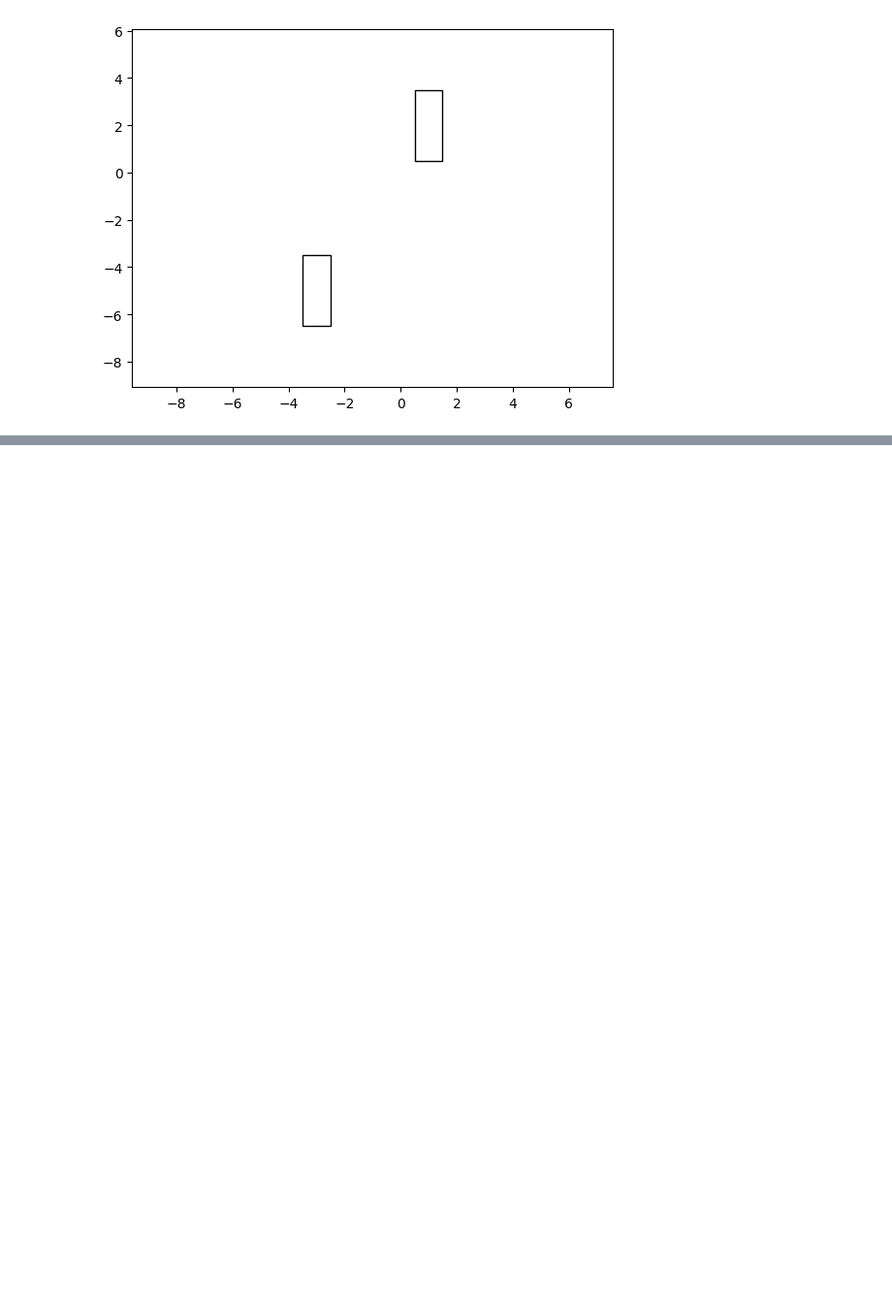
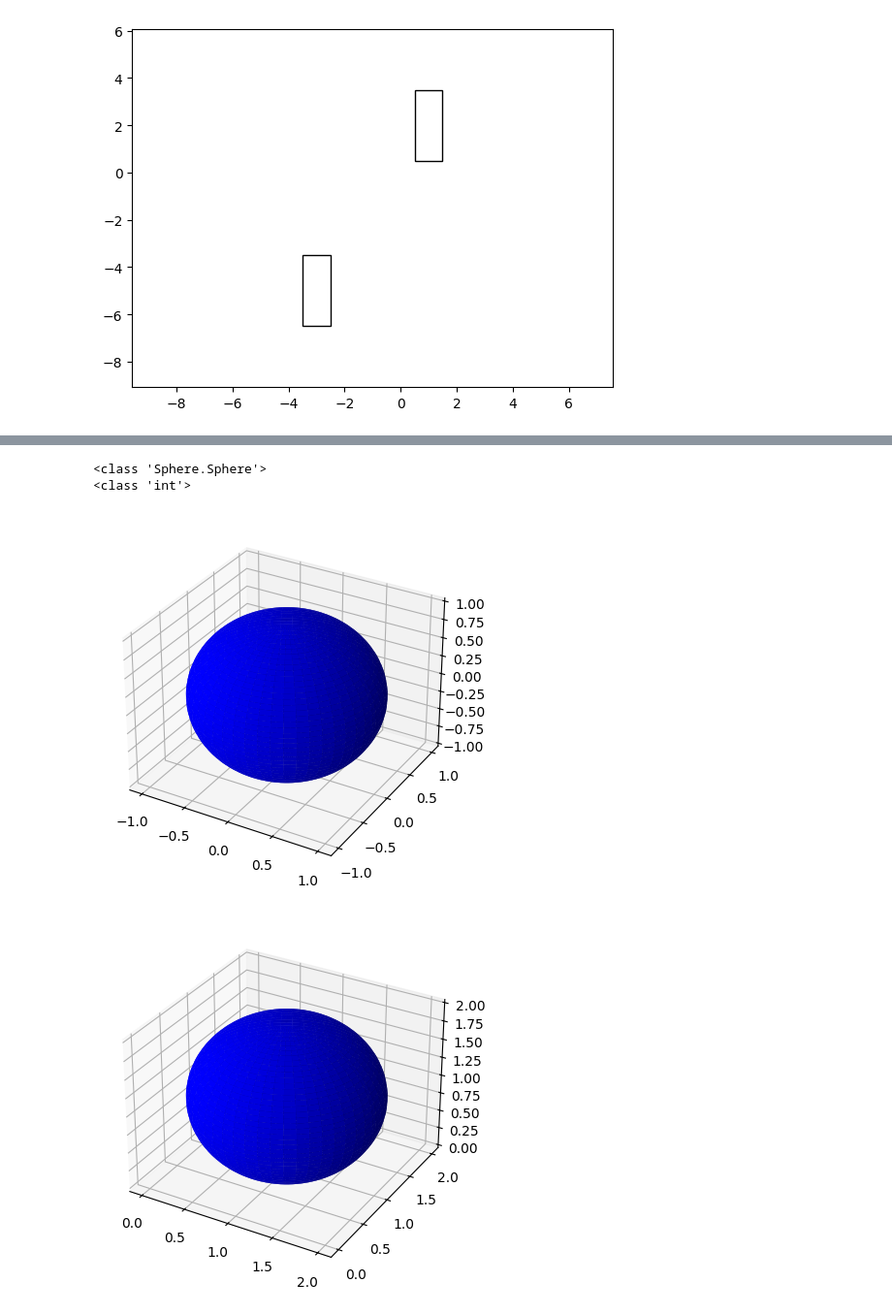
Before and after one commit to johan-suld/Python_johan_suld, a Jupyter notebook: Labs/Labb3/manual_tests.ipynb, the cells around one changed output, grey strips where cells are left out. Shown: that part at 97% size. Saved outputs shown, nothing was run; the diff lists cells and outputs as text; code cells hidden in the pictures; blank space fills up the shorter version.

Commit message:
Cuboid and Sphere classes created

```diff
--- a/Labs/Labb3/manual_tests.ipynb
+++ b/Labs/Labb3/manual_tests.ipynb
@@ -60,0 +94,11 @@ print(rect1.side1)
+# %%
+sphere3 = Sphere(x=0, y=0, z=0, radius=1)
+print(type(sphere3))
+sphere3.translate(x=1, y=1, z=1)
+
+print(type(1))
+# %% [output]
+<class 'Sphere.Sphere'>
+<class 'int'>
+[figure, added]
+[figure, added]
```
Also changed, not shown: parts of 8 cells of this notebook, 7 other files.
